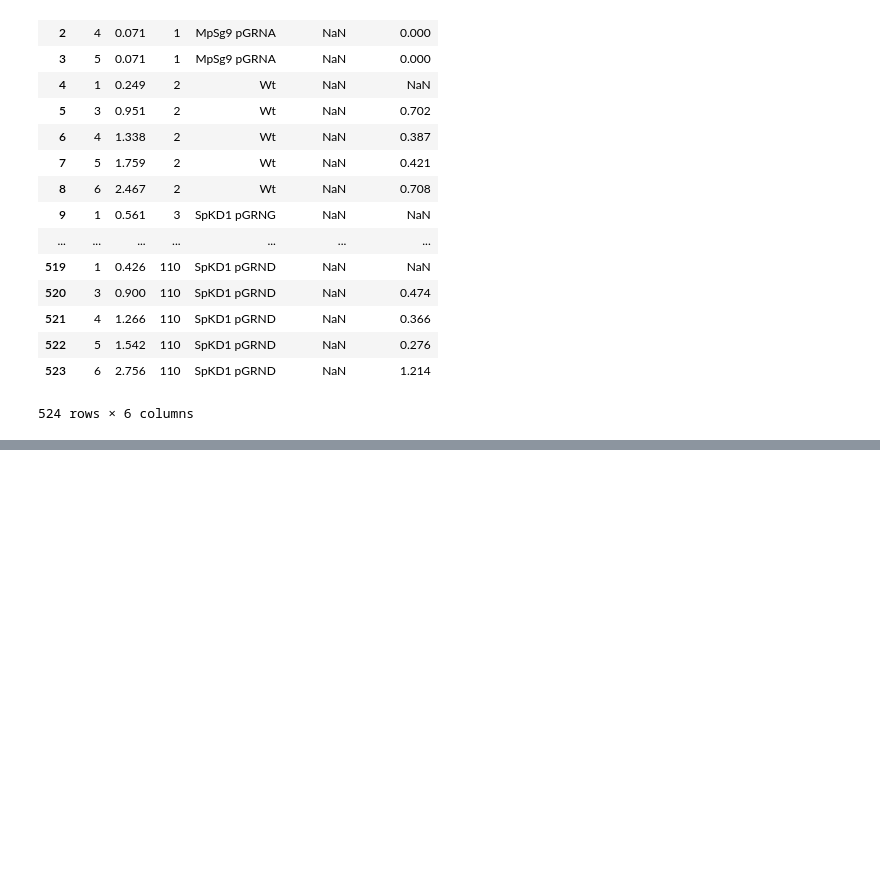
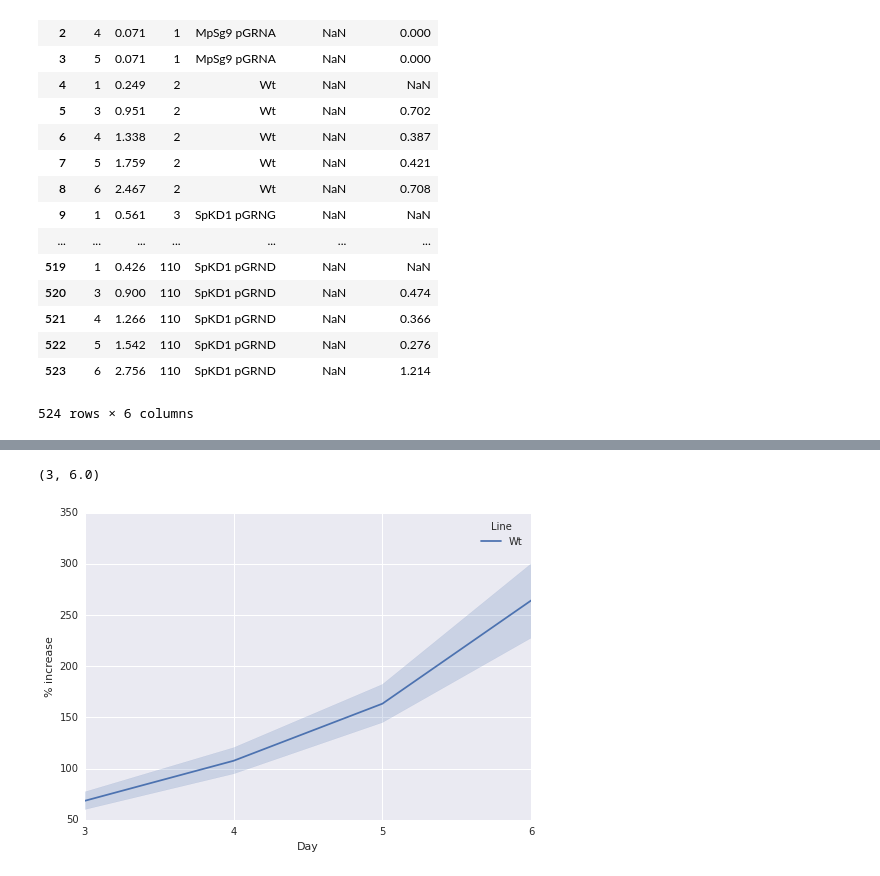
Before and after one commit to linbug/Liverwort-growth-rate-analysis, a Jupyter notebook: growth rate analysis.ipynb, the cells around one changed output, grey strips where cells are left out. Drawn from its saved outputs; the diff is of its cells as text; code cells hidden in the pictures; blank space fills up the shorter version.

```diff
--- a/growth rate analysis.ipynb
+++ b/growth rate analysis.ipynb
@@ -192,0 +233,9 @@ cleaned_growth_data
+# %%
+Wt = only_complete[only_complete['Line'] == 'Wt']
+plt.xticks(np.arange(3, 7, 1))
+lm2 = sns.tsplot(Wt, time = 'Day', unit = 'ID', value = '% increase', condition = 'Line')
+axes = lm2.axes
+axes.set_xlim(3,)
+# %% [output]
+(3, 6.0)
+[figure, added]
```
Also changed, not shown: parts of 6 cells of this notebook.
